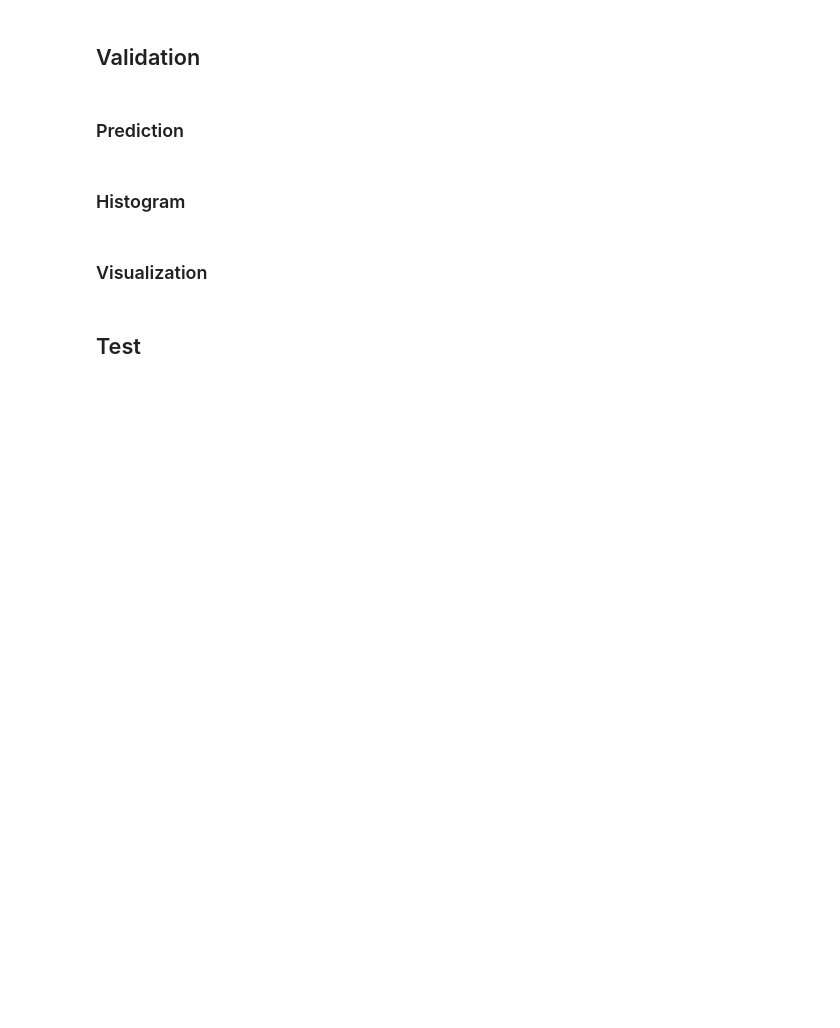
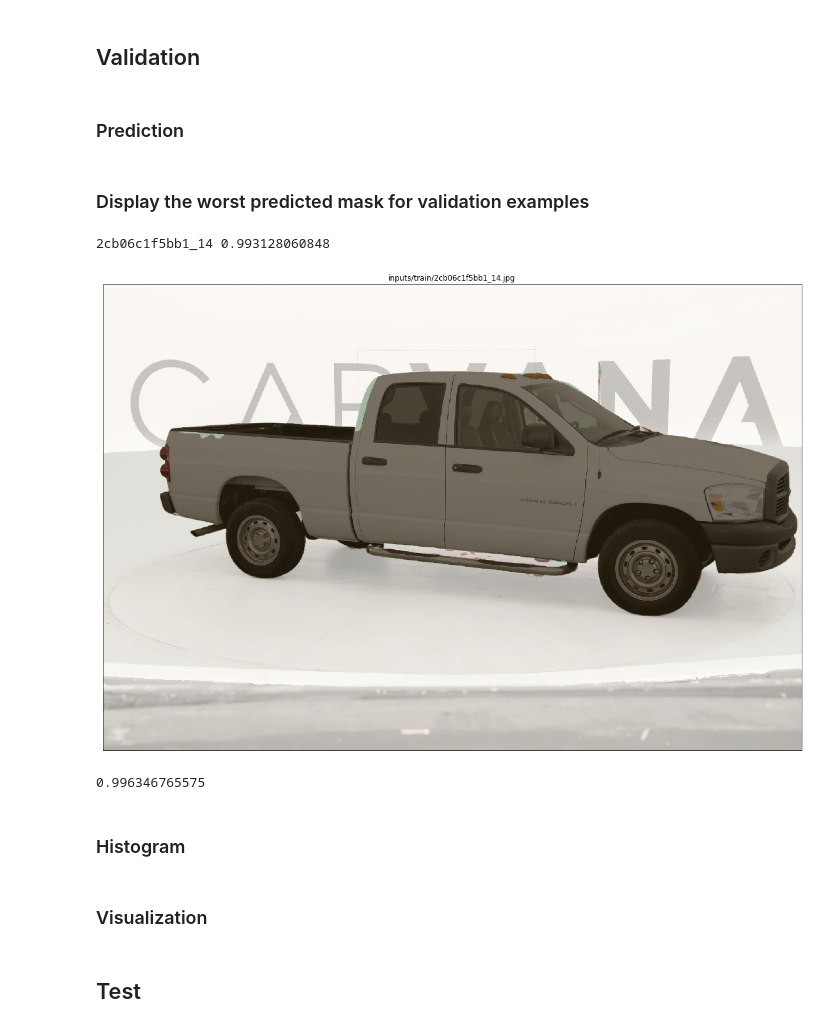
Before and after one commit to deepmd/Carvana, a Jupyter notebook: Carvana.ipynb, the cells around one changed output. Drawn from its saved outputs; the diff is of its cells as text; code cells hidden in the pictures; blank space fills up the shorter version.

```diff
--- a/Carvana.ipynb
+++ b/Carvana.ipynb
@@ -25,7 +27,7 @@ import utils
 # %% [markdown]
 ## Preparing Data
 # %%
-input_size = 128
+input_size = 1024
 train_path = "inputs/train/{}.jpg"
 train_mask_path = "inputs/train_masks/{}_mask.gif"
 df_train = pd.read_csv('inputs/train_masks.csv')
@@ -36,8 +38,8 @@ print('Training on {} samples'.format(len(ids_train_split)))
 print('Validating on {} samples'.format(len(ids_valid_split)))
 
 bboxes = None
-bbox_file_path = 'inputs/train_bbox.csv'
-bboxes = utils.get_bboxes(bbox_file_path)
+#bbox_file_path = 'inputs/train_bbox.csv'
+#bboxes = utils.get_bboxes(bbox_file_path)
 
 def train_generator(batch_size):
     return utils.train_generator(train_path, train_mask_path, ids_train_split, input_size, batch_size, bboxes)
@@ -92,16 +97,16 @@ def weighted_bce_dice_loss(y_true, y_pred):
 #model = Tiramisu((input_size, input_size, 3), growth_rate=12, depth=4, layers_per_block=[4,4,4,4,5])
 
 #U-Net:
-model = UNet((input_size, input_size, 3),
+model = UNet((input_size, input_size, 3), filters=8, depth=7, dropout_base_only=False, dropout=0,
              activation=lambda x: PReLU()(x),
-             dropout_base_only=True,
              init='he_uniform')
-model.compile(optimizer=AdamAccumulate(accum_iters=4), loss=weighted_bce_dice_loss, metrics=[dice_value])
+model.compile(optimizer=AdamAccumulate(accum_iters=32), loss=weighted_bce_dice_loss, metrics=[dice_value])
+#model.summary()
 # %% [markdown]
 ## Fit Model
 # %%
-epochs = 2
-batch_size = 16
+epochs = 100
+batch_size = 1
 run_name = utils.get_run_name('weights/{}.hdf5', 'unet')
 weights_path = 'weights/{}.hdf5'.format(run_name)
 
@@ -123,14 +128,14 @@ callbacks = [EarlyStopping(monitor='val_dice_value',
                              mode='max'),
              TensorBoard(log_dir='logs/{}'.format(run_name), batch_size=batch_size)]
 
-#model.load_weights('weights/best_weights.hdf5')
+#model.load_weights('weights/unet-2017-09-02-0322.hdf5')
 #K.set_value(model.optimizer.lr, 0.01)
 
 print('Starting run "{}"'.format(run_name))
 model.fit_generator(generator=train_generator(batch_size),
                     steps_per_epoch=np.ceil(float(len(ids_train_split)) / float(batch_size)),
                     epochs=epochs,
-                    verbose=2,
+                    verbose=1,
                     callbacks=callbacks,
                     validation_data=valid_generator(batch_size),
                     validation_steps=np.ceil(float(len(ids_valid_split)) / float(batch_size)))
@@ -146,14 +170,30 @@ def np_dice_value(y_true, y_pred):
 # %% [markdown]
 ### Prediction
 # %%
-run_name = 'unet-2017-08-20-5'
+run_name = 'unet-2017-09-02-1809'
 model.load_weights('weights/{}.hdf5'.format(run_name))
 
 val_imgs, val_masks = next(valid_generator(len(ids_valid_split)))
 val_imgs = np.array(val_imgs)
 val_masks = np.array(val_masks)
-val_pred_masks = model.predict(val_imgs, batch_size=32)
+val_pred_masks = model.predict(val_imgs, batch_size=1)
 masks_val_dices = [np_dice_value(mask, pred_mask) for (mask, pred_mask) in zip(val_masks, val_pred_masks)]
+# %% [markdown]
+### Display the worst predicted mask for validation examples
+# %%
+index = np.argsort(masks_val_dices)[15]
+id = ids_valid_split.values[index]
+utils.show_mask(train_path.format(id), val_masks[index].squeeze(), val_pred_masks[index].squeeze(), show_img=True)
+print id, masks_val_dices[index]
+# %% [output]
+2cb06c1f5bb1_14 0.993128060848
+[figure, added]
+# %%
+indices = np.argsort(masks_val_dices[masks_val_dices <= 99.6])
+for id in indices:
+        print(masks_val_dices[id])
+# %% [output]
+0.996346765575
 # %% [markdown]
 ### Histogram
 # %%
```
Also changed, not shown: parts of 3 cells of this notebook, 4 other files.
